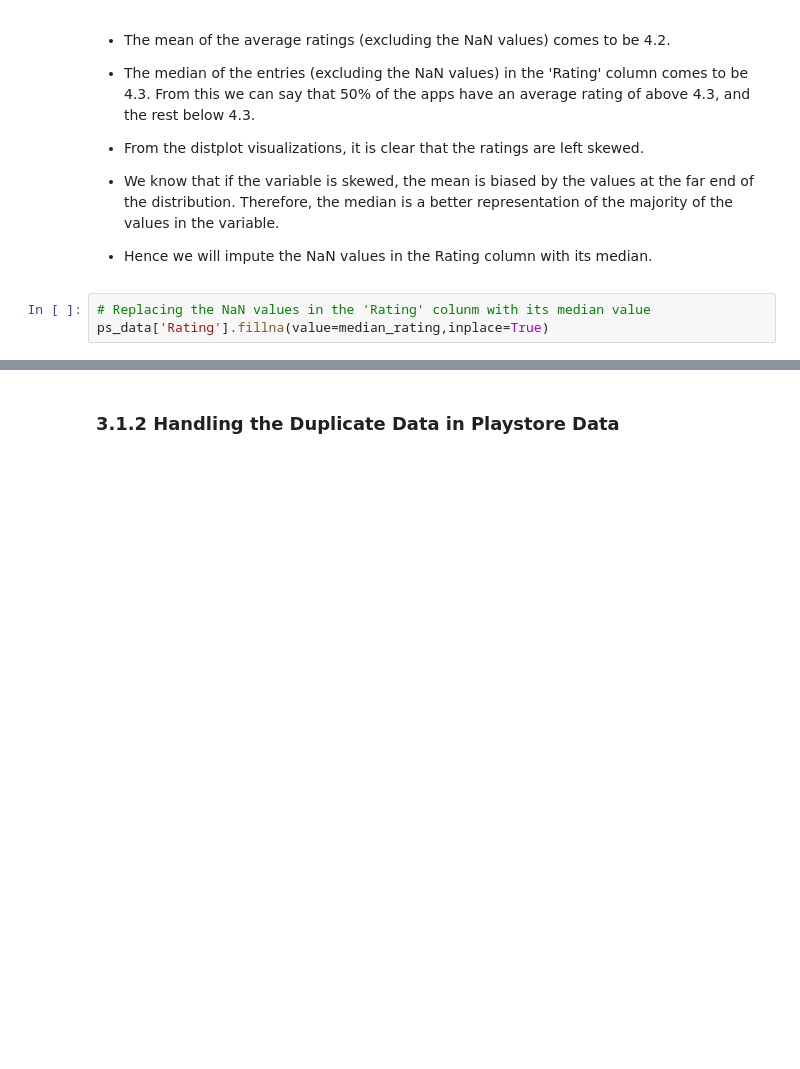
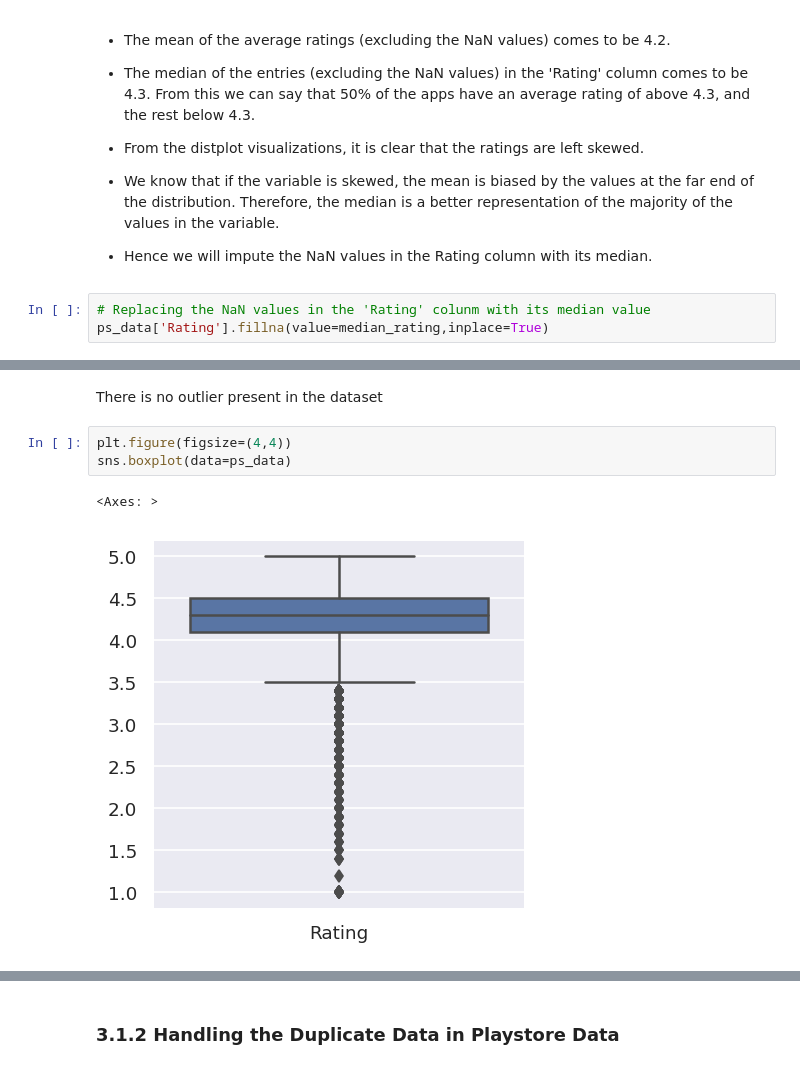
Before and after one commit to hbansal27/Google_Play_Store_Apps_Ratings_EDA, a Jupyter notebook: Play_Store_App_Review_Analysis_EDA.ipynb, the cells around one changed output, grey strips where cells are left out. Saved outputs shown, nothing was run; the diff lists cells and outputs as text; blank space fills up the shorter version.

Commit message:
Data Cleansing and Data Manipulation

```diff
--- a/Play_Store_App_Review_Analysis_EDA.ipynb
+++ b/Play_Store_App_Review_Analysis_EDA.ipynb
@@ -593,0 +609,8 @@ ps_data['Rating'].fillna(value=median_rating,inplace=True)
+# %% [markdown]
+There is no outlier present in the dataset
+# %%
+plt.figure(figsize=(4,4))
+sns.boxplot(data=ps_data)
+# %% [output]
+<Axes: >
+[figure, added]
```
Also changed, not shown: parts of 42 cells of this notebook.
